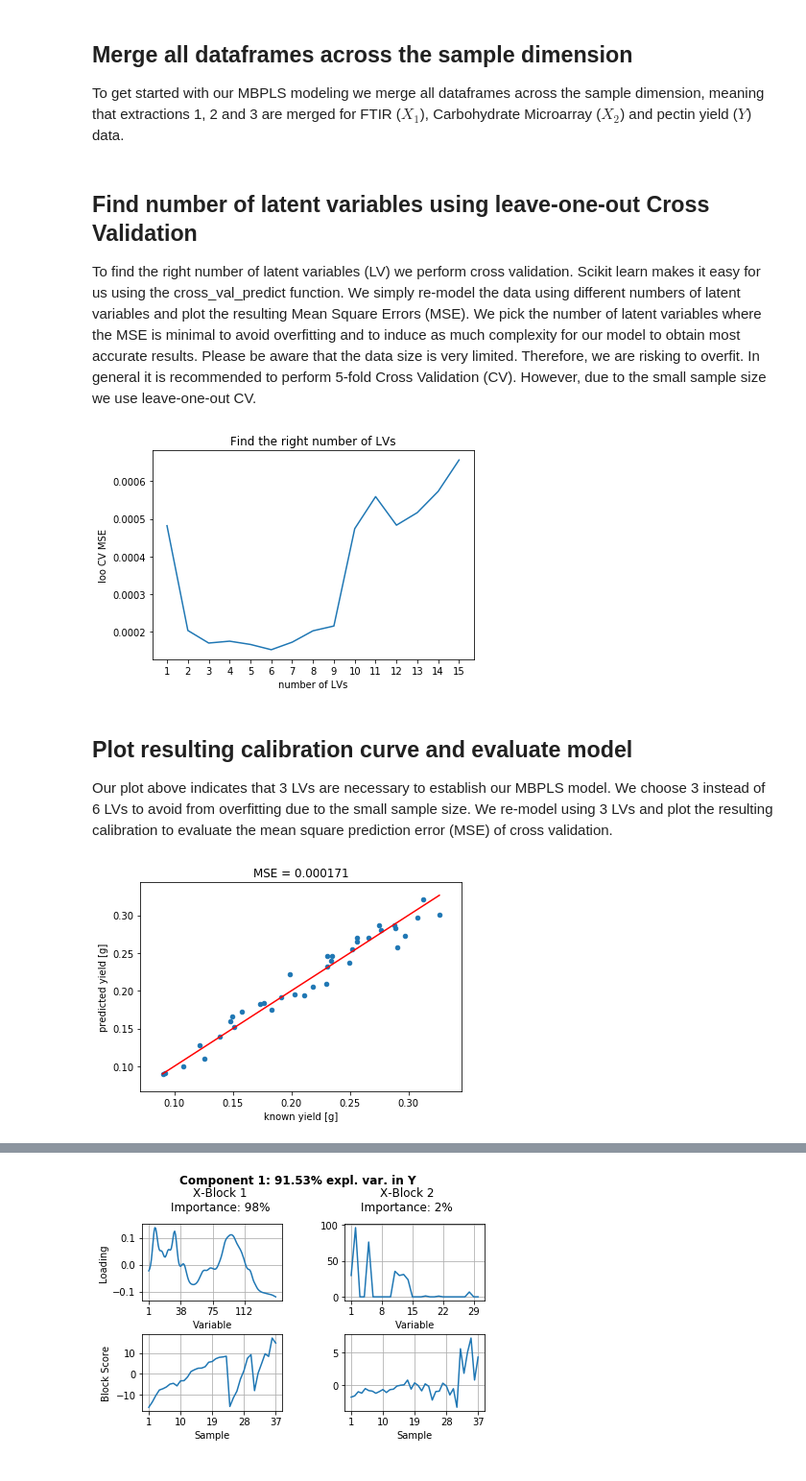
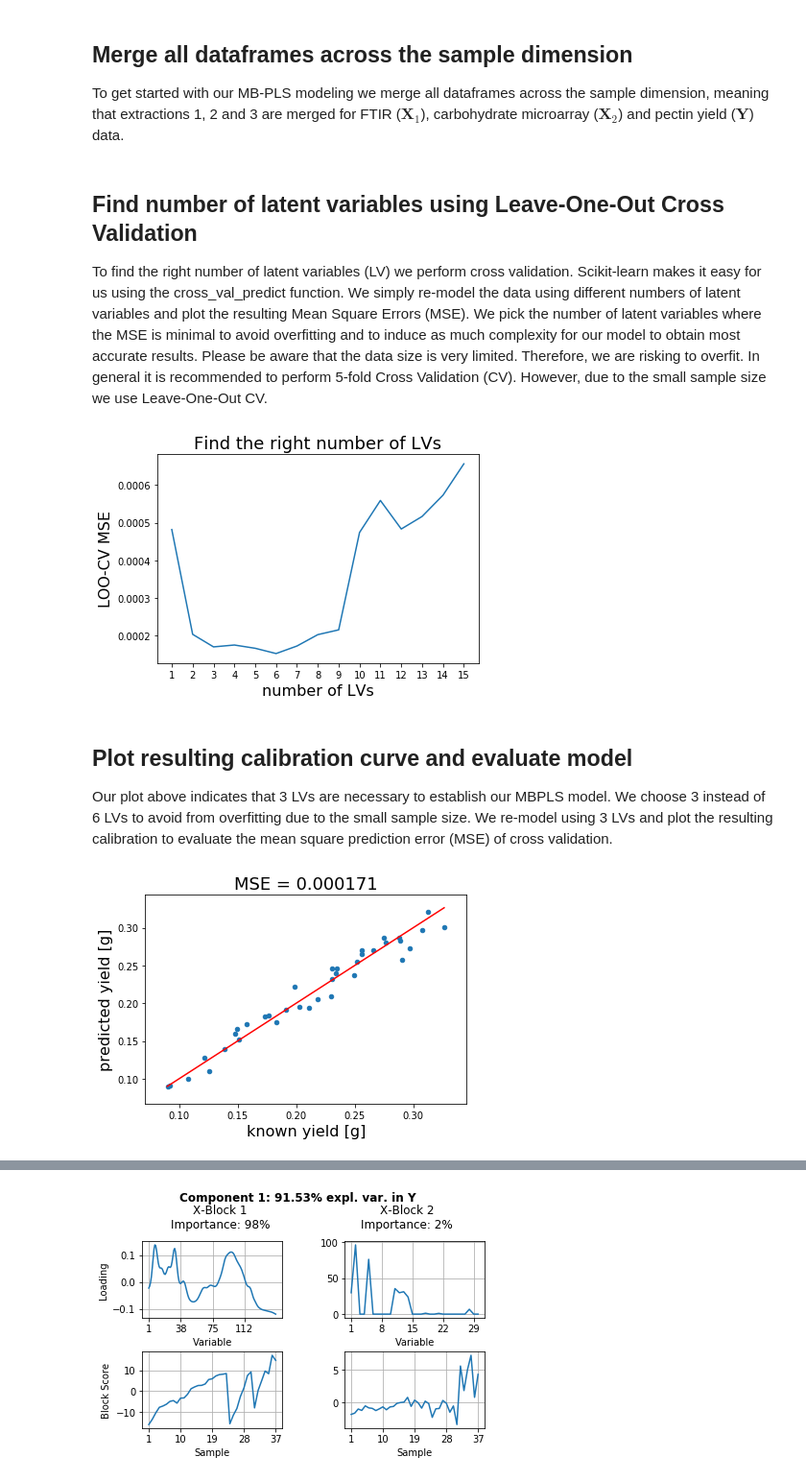
Before and after one commit to DTUComputeStatisticsAndDataAnalysis/MBPLS, a Jupyter notebook: examples/real_world_applications/PectinYield_MBPLS.ipynb, the cells around one changed output, grey strips where cells are left out. Shown at 96% size. Drawn from its saved outputs; the diff is of its cells as text; code cells hidden in the pictures.

```diff
--- a/examples/real_world_applications/PectinYield_MBPLS.ipynb
+++ b/examples/real_world_applications/PectinYield_MBPLS.ipynb
@@ -31,7 +31,7 @@ carb2 = data['extraction2']
 carb3 = data['extraction3']
 # %% [markdown]
 ## Merge all dataframes across the sample dimension
-To get started with our MBPLS modeling we merge all dataframes across the sample dimension, meaning that extractions 1, 2 and 3 are merged for FTIR ($X_1$), Carbohydrate Microarray ($X_2$) and pectin yield ($Y$) data.
+To get started with our MB-PLS modeling we merge all dataframes across the sample dimension, meaning that extractions 1, 2 and 3 are merged for FTIR ($\textbf{X}_1$), carbohydrate microarray ($\textbf{X}_2$) and pectin yield ($\textbf{Y}$) data.
 # %%
 x1 = pd.concat((ftir1, ftir2, ftir3))
 x2 = pd.concat((carb1, carb2, carb3))
@@ -40,27 +40,27 @@ y = np.array(x2.index)
 wavenumbers = x1.columns
 x1x2 = pd.concat((x1, x2), axis=1)
 # %% [markdown]
-## Find number of latent variables using leave-one-out Cross Validation
-To find the right number of latent variables (LV) we perform cross validation. Scikit learn makes it easy for us using the cross_val_predict function. We simply re-model the data using different numbers of latent variables and plot the resulting Mean Square Errors (MSE). We pick the number of latent variables where the MSE is minimal to avoid overfitting and to induce as much complexity for our model to obtain most accurate results. Please be aware that the data size is very limited. Therefore, we are risking to overfit. In general it is recommended to perform 5-fold Cross Validation (CV). However, due to the small sample size we use leave-one-out CV.
+## Find number of latent variables using Leave-One-Out Cross Validation
+To find the right number of latent variables (LV) we perform cross validation. Scikit-learn makes it easy for us using the cross_val_predict function. We simply re-model the data using different numbers of latent variables and plot the resulting Mean Square Errors (MSE). We pick the number of latent variables where the MSE is minimal to avoid overfitting and to induce as much complexity for our model to obtain most accurate results. Please be aware that the data size is very limited. Therefore, we are risking to overfit. In general it is recommended to perform 5-fold Cross Validation (CV). However, due to the small sample size we use Leave-One-Out CV.
 # %%
 from mbpls.mbpls import MBPLS
 from sklearn.model_selection import cross_val_predict
 from sklearn.metrics import mean_squared_error
 
 MSEs = []
 for lv in range(15):
     mbpls = MBPLS(n_components=lv+1)
     prediction = cross_val_predict(mbpls, x1x2, y, cv=len(x1x2))
     prediction = pd.DataFrame(prediction)
     MSEs.append(mean_squared_error(prediction, y))
 
 plt.plot(np.arange(1,16), MSEs)
-plt.xlabel('number of LVs')
+plt.xlabel('number of LVs', fontsize=16)
 plt.xticks(np.arange(1,16), np.arange(1,16))
-plt.ylabel('loo CV MSE')
-plt.title('Find the right number of LVs');
+plt.ylabel('LOO-CV MSE', fontsize=16)
+plt.title('Find the right number of LVs', fontsize=18);
 # %% [output]
-[figure, old version]
+[figure, new version]
 # %% [markdown]
 ## Plot resulting calibration curve and evaluate model
 Our plot above indicates that 3 LVs are necessary to establish our MBPLS model. We choose 3 instead of 6 LVs to avoid from overfitting due to the small sample size. We re-model using 3 LVs and plot the resulting calibration to evaluate the mean square prediction error (MSE) of cross validation.
@@ -78,9 +78,11 @@ prediction.columns=['predicted yield [g]', 'known yield [g]']
 prediction.plot.scatter(x='known yield [g]', y='predicted yield [g]')
 plt.plot([prediction.min().min(), prediction.max().max()],
          [prediction.min().min(), prediction.max().max()], color='red')
-plt.title('MSE = %.6f' % mean_squared_error(prediction['known yield [g]'],
-                                    prediction['predicted yield [g]']));
+plt.ylabel(prediction.columns[0], fontsize=16)
+plt.xlabel(prediction.columns[1], fontsize=16)
+plt.title('MSE = {:.6f}'.format(mean_squared_error(prediction['known yield [g]'],
+                                    prediction['predicted yield [g]'])), fontsize=18);
 # %% [output]
-[figure, old version]
+[figure, new version]
 # %% [markdown]
 ## Interpret Multiblock PLS model
```
Also changed, not shown: parts of 13 cells of this notebook, 3 other files.
